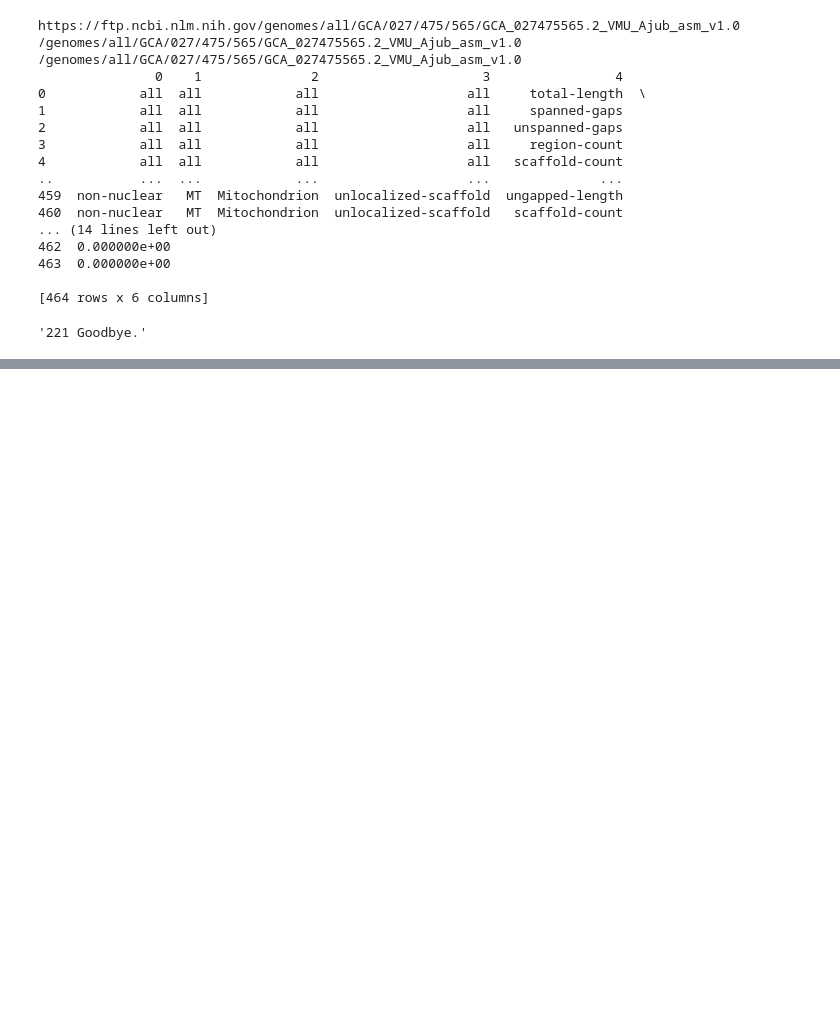
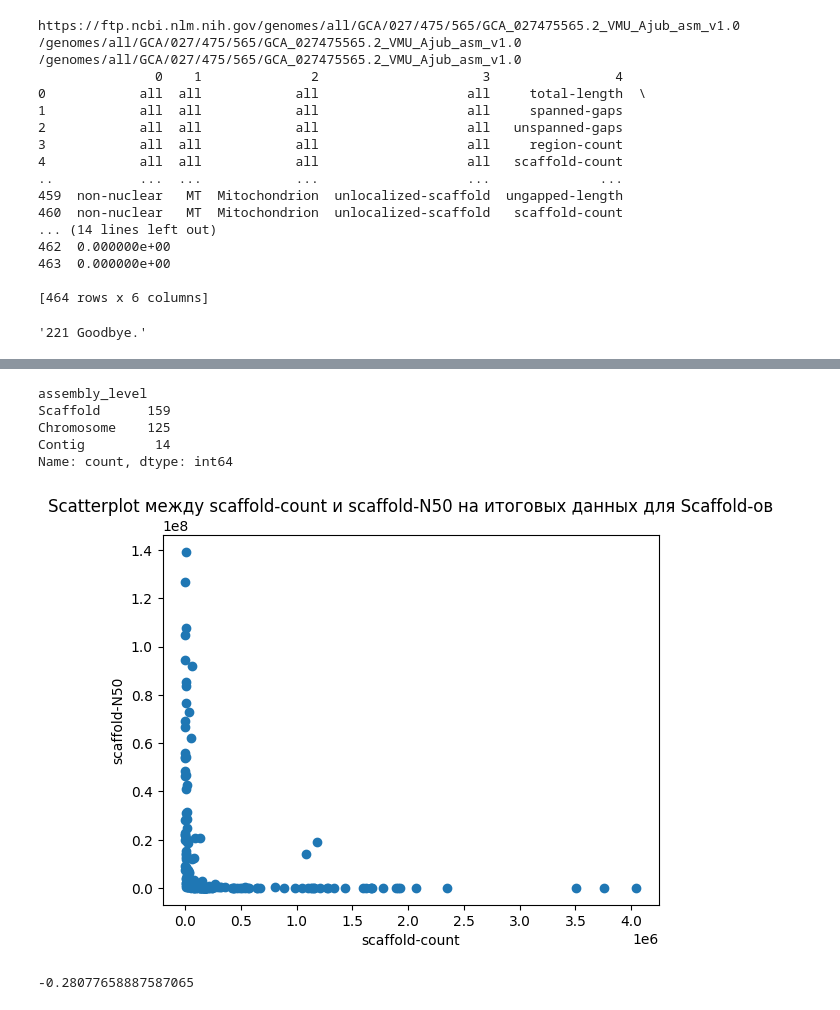
Before and after one commit to DerpyFox/dataset_converter, a Jupyter notebook: script4.ipynb, the cells around one changed output, grey strips where cells are left out. Cells and saved outputs as stored; diff of their text form; code cells hidden in the pictures; blank space fills up the shorter version.

```diff
--- a/script4.ipynb
+++ b/script4.ipynb
@@ -179,3 +178,5 @@ KeyboardInterrupt:
 main_df
 file_path = 'new_res.csv'
 main_df.to_csv(file_path, index=False)
+# %%
+main_df = pd.read_csv("new_res.csv")
@@ -181,0 +208,2 @@ main_df.to_csv(file_path, index=False)
+# %%
+main_df = main_df.drop('gc-perc', axis=1)
@@ -181,0 +287,33 @@ main_df.to_csv(file_path, index=False)
+# %%
+main_df['assembly_level'].value_counts()
+# %% [output]
+assembly_level
+Scaffold      159
+Chromosome    125
+Contig         14
+Name: count, dtype: int64
+# %%
+filtered_df_scaffold = main_df.copy()
+filtered_df_scaffold = filtered_df_scaffold[filtered_df_scaffold['assembly_level'] == 'Scaffold']
+# %%
+filtered_df_scaffold['scaffold-count'] = pd.to_numeric(filtered_df_scaffold['scaffold-count'], errors='coerce')
+filtered_df_scaffold['scaffold-N50'] = pd.to_numeric(filtered_df_scaffold['scaffold-N50'], errors='coerce')
+
+correlation = filtered_df_scaffold['scaffold-count'].corr(filtered_df_scaffold['scaffold-N50'])
+
+import matplotlib.pyplot as plt
+
+filtered_df_scaffold['scaffold-count'] = pd.to_numeric(filtered_df_scaffold['scaffold-count'], errors='coerce')
+filtered_df_scaffold['scaffold-N50'] = pd.to_numeric(filtered_df_scaffold['scaffold-N50'], errors='coerce')
+
+
+plt.scatter(filtered_df_scaffold['scaffold-count'], filtered_df_scaffold['scaffold-N50'])
+plt.title('Scatterplot между scaffold-count и scaffold-N50 на итоговых данных для Scaffold-ов')
+plt.xlabel('scaffold-count')
+plt.ylabel('scaffold-N50')
+plt.show()
+
+print(correlation)
+# %% [output]
+[figure, added]
+-0.28077658887587065
```
Also changed, not shown: parts of 17 cells of this notebook, 2 other files.
